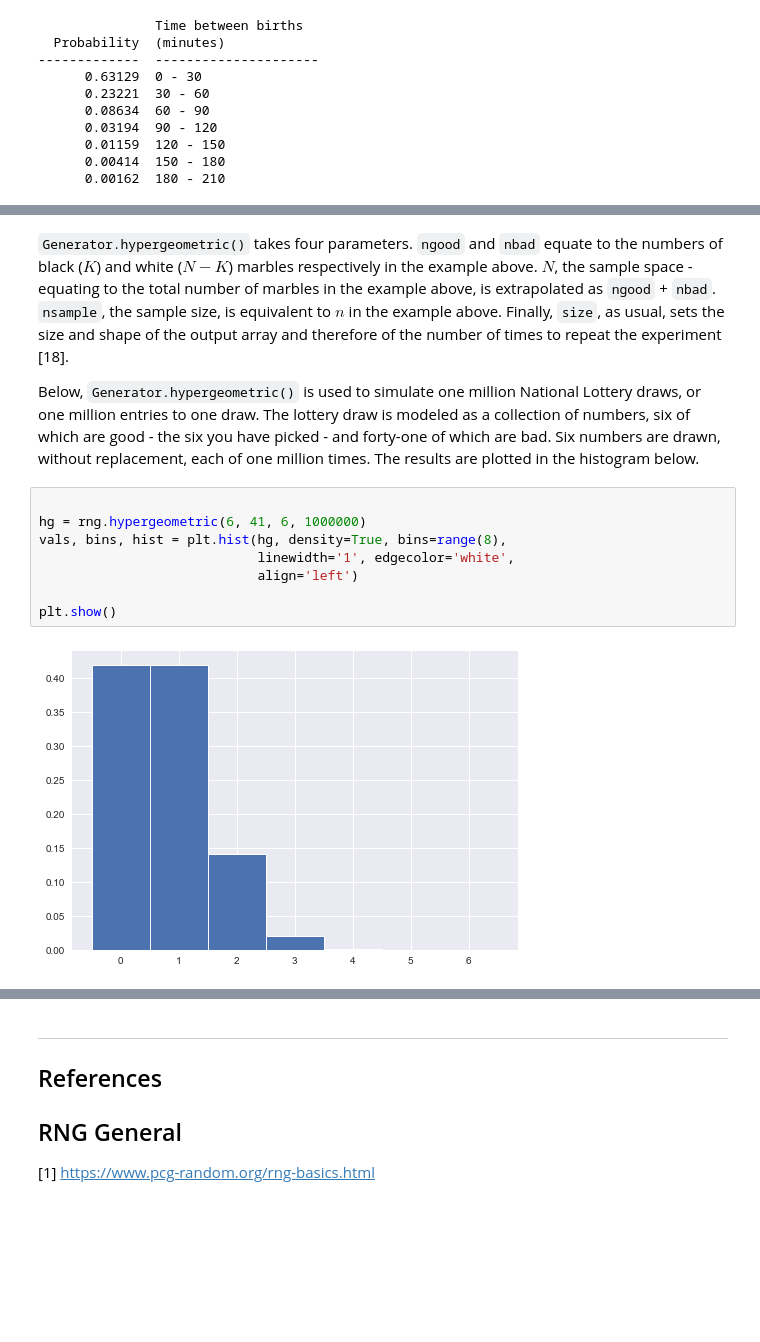
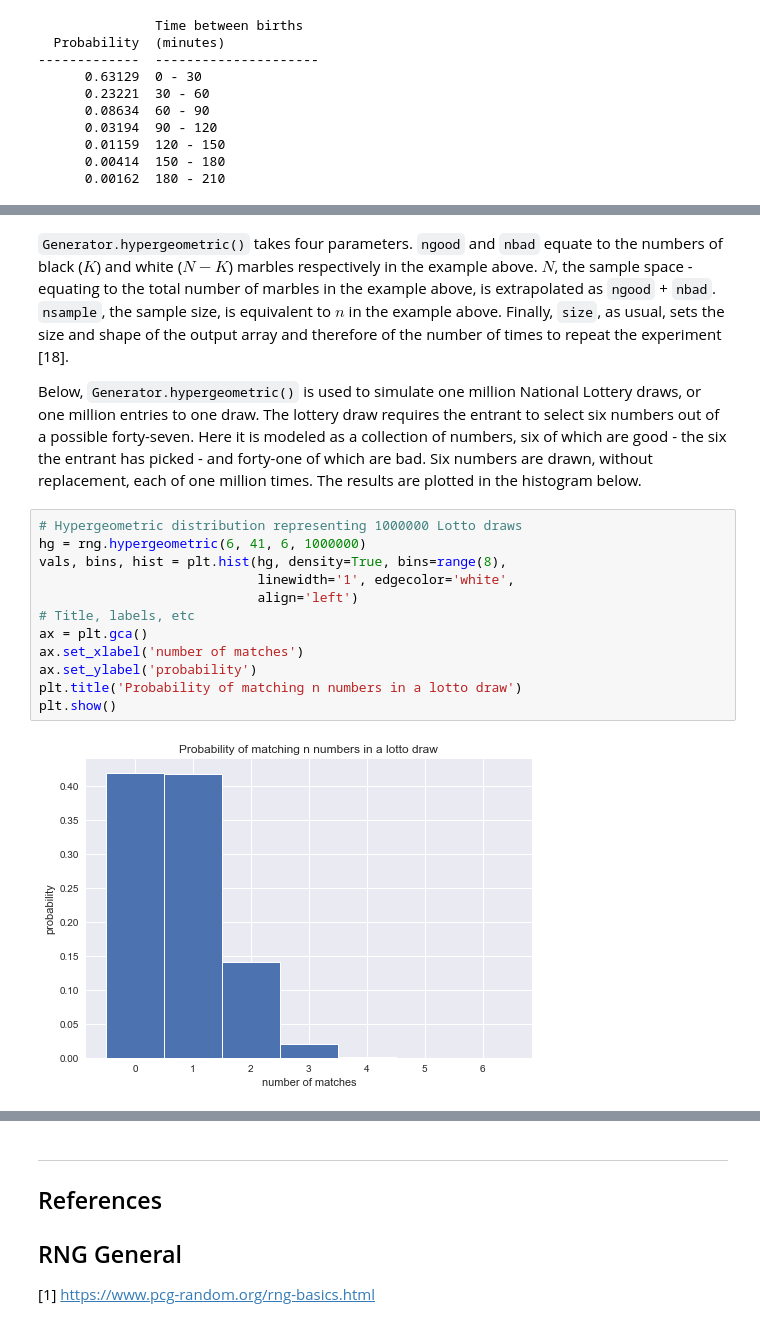
Before and after one commit to fod/numpy-random, a Jupyter notebook: numpy-random.ipynb, the cells around one changed output, grey strips where cells are left out. Cells and saved outputs as stored; diff of their text form; blank space fills up the shorter version.

Commit message:
Tidied up hypergeometric entry

```diff
--- a/numpy-random.ipynb
+++ b/numpy-random.ipynb
@@ -775,15 +776,19 @@ $$P(k)=\frac{{K \choose k}{N-K \choose n-k}}{{N \choose n}}$$
 # %% [markdown]
 `Generator.hypergeometric()` takes four parameters. `ngood` and `nbad` equate to the numbers of black ($K$) and white ($N-K$) marbles respectively in the example above. $N$, the sample space - equating to the total number of marbles in the example above, is extrapolated as `ngood` + `nbad`. `nsample`, the sample size,  is equivalent to $n$ in the example above. Finally, `size`, as usual, sets the size and shape of the output array and therefore of the number of times to repeat the experiment [18].
 
-Below, `Generator.hypergeometric()` is used to simulate one million National Lottery draws, or one million entries to one draw. The lottery draw is modeled as a collection of numbers, six of which are good - the six you have picked - and forty-one of which are bad. Six numbers are drawn, without replacement, each of one million times. The results are plotted in the histogram below.
+Below, `Generator.hypergeometric()` is used to simulate one million National Lottery draws, or one million entries to one draw. The lottery draw requires the entrant to select six numbers out of a possible forty-seven. Here it is modeled as a collection of numbers, six of which are good - the six the entrant has picked - and forty-one of which are bad. Six numbers are drawn, without replacement, each of one million times. The results are plotted in the histogram below.
 # %%
-
+# Hypergeometric distribution representing 1000000 Lotto draws
 hg = rng.hypergeometric(6, 41, 6, 1000000)
 vals, bins, hist = plt.hist(hg, density=True, bins=range(8),
                             linewidth='1', edgecolor='white',
                             align='left')
-
+# Title, labels, etc
+ax = plt.gca()
+ax.set_xlabel('number of matches')
+ax.set_ylabel('probability')
+plt.title('Probability of matching n numbers in a lotto draw')
 plt.show()
 # %% [output]
-[figure, old version]
+[figure, new version]
 # %%
```
Also changed, not shown: parts of 3 cells of this notebook.
